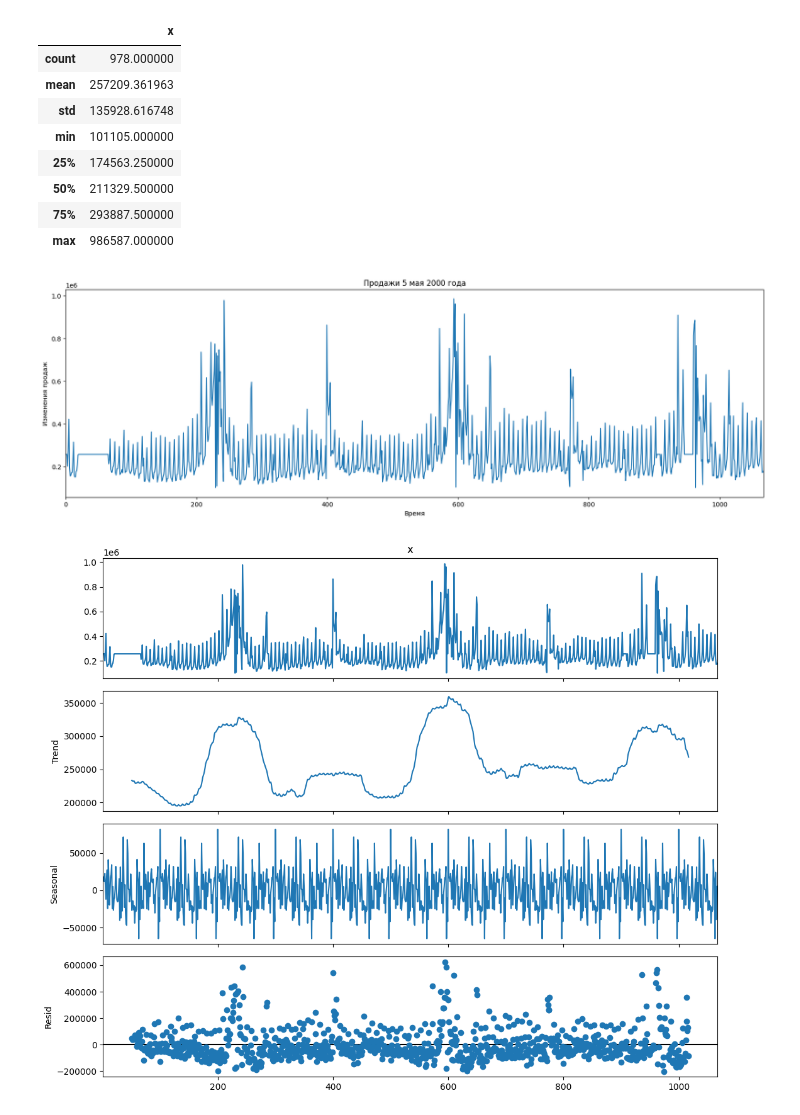
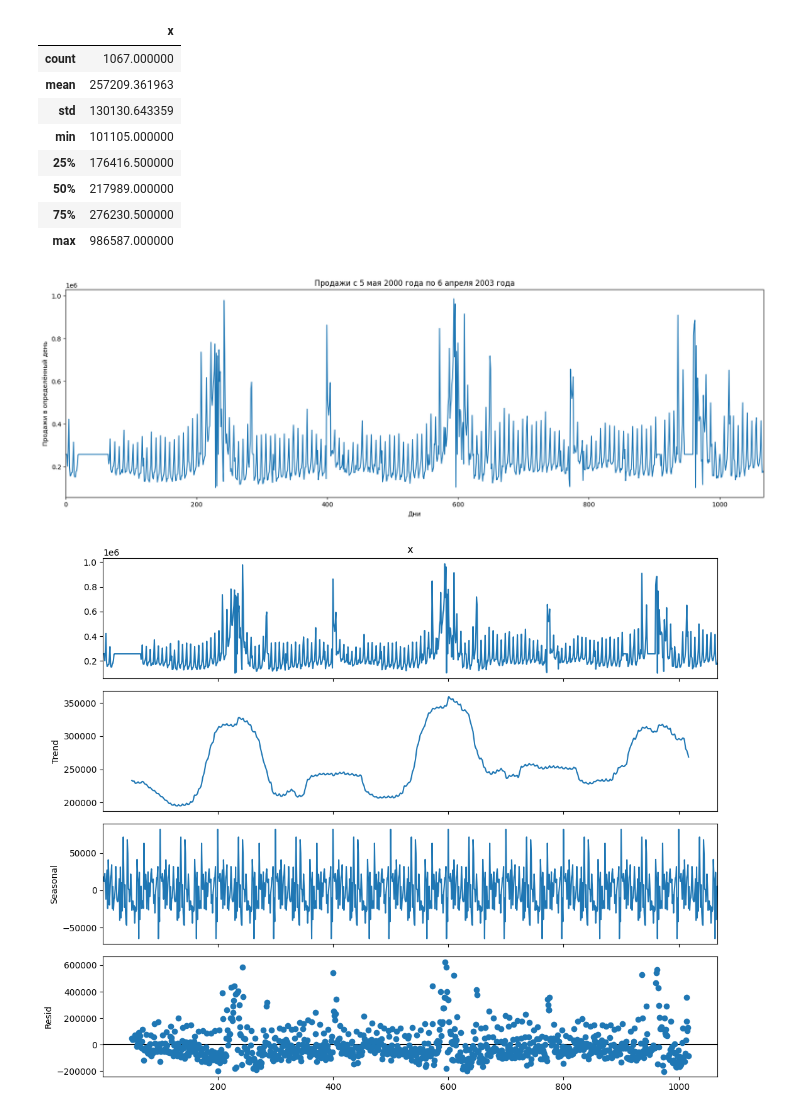
Before and after one commit to onedanoken/timeseries_homeworks, a Jupyter notebook: homework_2/second_homework.ipynb, the cells around one changed output. Saved outputs shown, nothing was run; the diff lists cells and outputs as text; code cells hidden in the pictures.

```diff
--- a/homework_2/second_homework.ipynb
+++ b/homework_2/second_homework.ipynb
@@ -18,0 +10,3 @@ sales.head()
+# %%
+sales["x"] = sales["x"].fillna(sales["x"].mean())
+sales.head()
@@ -20,11 +21,11 @@ sales.head()
 sales.describe()
 # %% [output]
 |  | x |
-| count | 978.000000 |
+| count | 1067.000000 |
 | mean | 257209.361963 |
-| std | 135928.616748 |
+| std | 130130.643359 |
 | min | 101105.000000 |
-| 25% | 174563.250000 |
-| 50% | 211329.500000 |
-| 75% | 293887.500000 |
+| 25% | 176416.500000 |
+| 50% | 217989.000000 |
+| 75% | 276230.500000 |
 | max | 986587.000000 |
@@ -38,18 +32,18 @@ def plot_assignation(axp, data, xlabel, ylabel, title1):
 # %%
 time_axis = np.linspace(0, 1067, len(sales["x"]))
 plt.figure(figsize=(20, 6))
 plt.plot(time_axis, sales["x"].fillna(sales["x"].mean()))
 
 # заголовки
-plt.title('Продажи 5 мая 2000 года')
-plt.xlabel('Время')
-plt.ylabel('Изменения продаж')
+plt.title('Продажи c 5 мая 2000 года по 6 апреля 2003 года')
+plt.xlabel('Дни')
+plt.ylabel('Продажи в определённый день')
 
 # команда на отрисовку
 plt.xlim(0, 1067)
 plt.show()
 # %% [output]
-[figure, old version]
+[figure, new version]
 # %%
 from statsmodels.tsa.seasonal import seasonal_decompose
 
```
Also changed, not shown: parts of 8 cells of this notebook.
